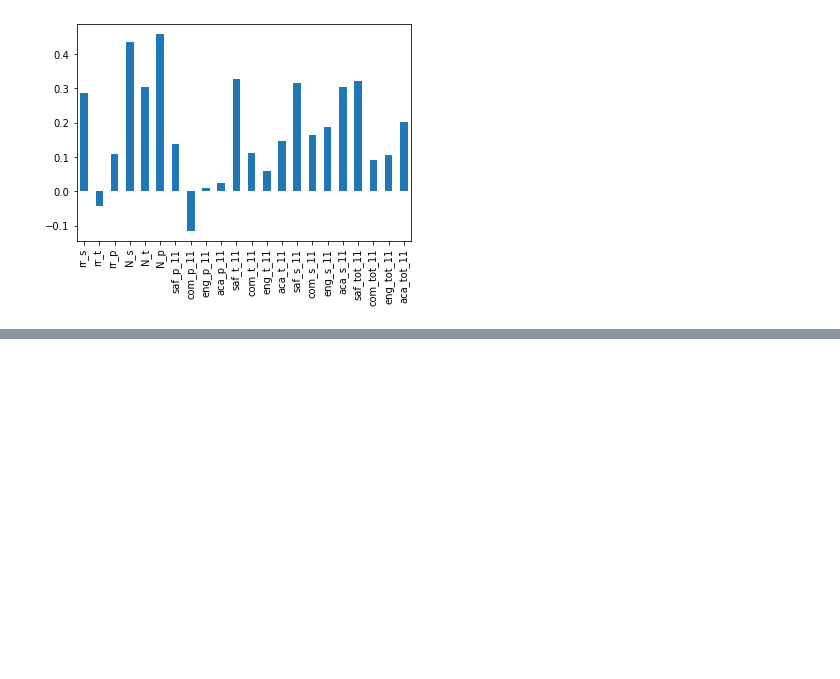
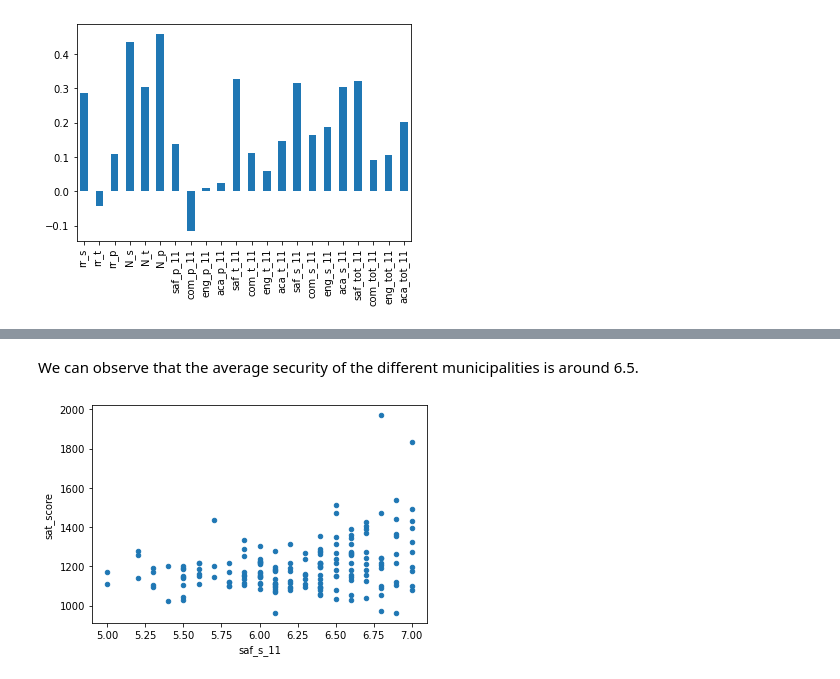
Before and after one commit to aguirredaniel/dataquest-projects, a Jupyter notebook: Analyzing_NYC_High_School_Data/Schools.ipynb, the cells around one changed output, grey strips where cells are left out. Cells and saved outputs as stored; diff of their text form; code cells hidden in the pictures; blank space fills up the shorter version.

```diff
--- a/Analyzing_NYC_High_School_Data/Schools.ipynb
+++ b/Analyzing_NYC_High_School_Data/Schools.ipynb
@@ -212,0 +214,8 @@ The safety perceived by students and teachers ((`saf_s_10`, `saf_t_10`, `saf_tot
+# %% [markdown]
+We can observe that the average security of the different municipalities is around 6.5.
+# %%
+safety = combined[combined['saf_s_11'].between(5, 7.0)]
+safety.plot(kind='scatter', y='sat_score', x='saf_s_11')
+plt.show()
+# %% [output]
+[figure, added]
```
Also changed, not shown: parts of 6 cells of this notebook.
